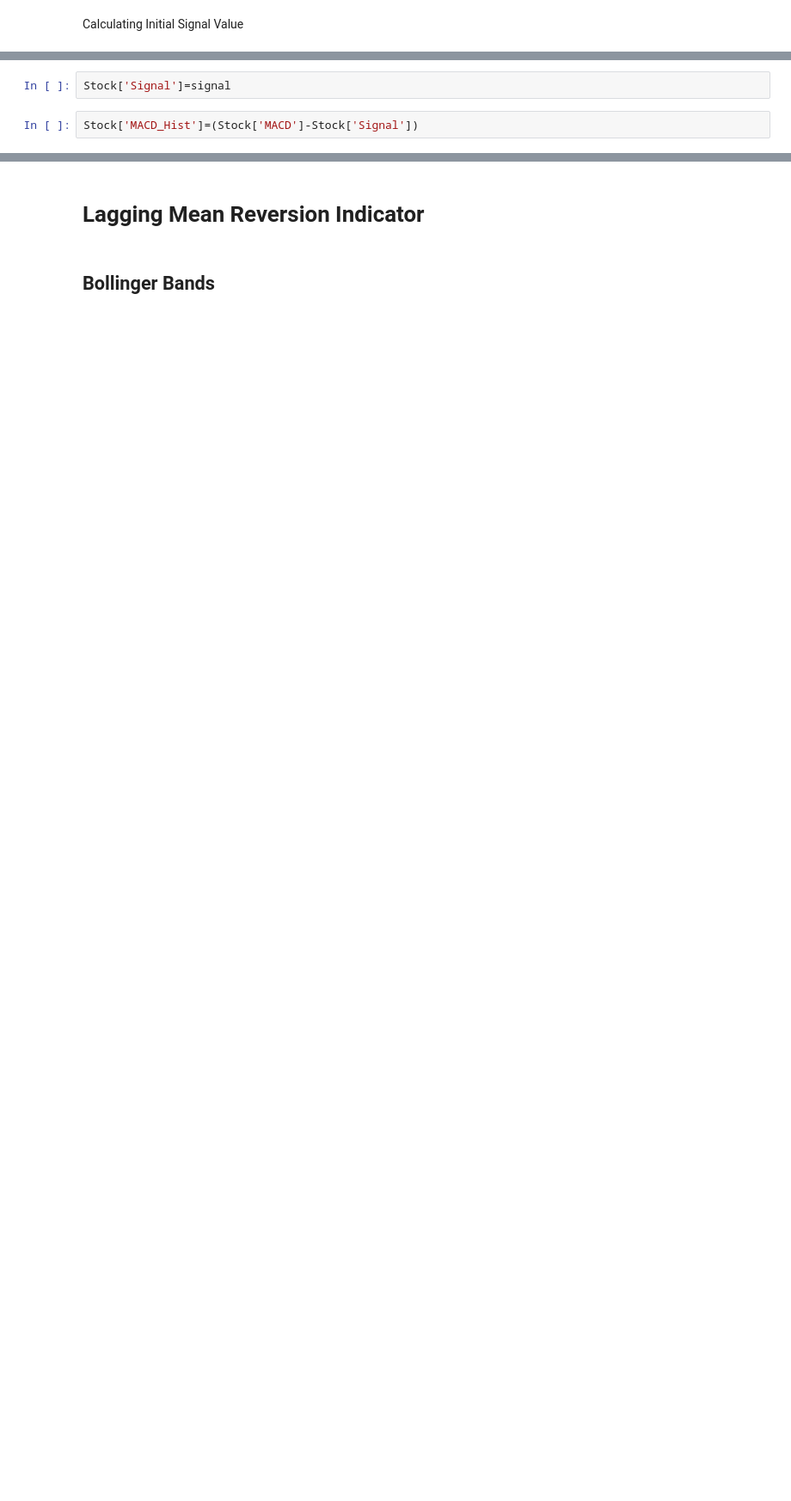
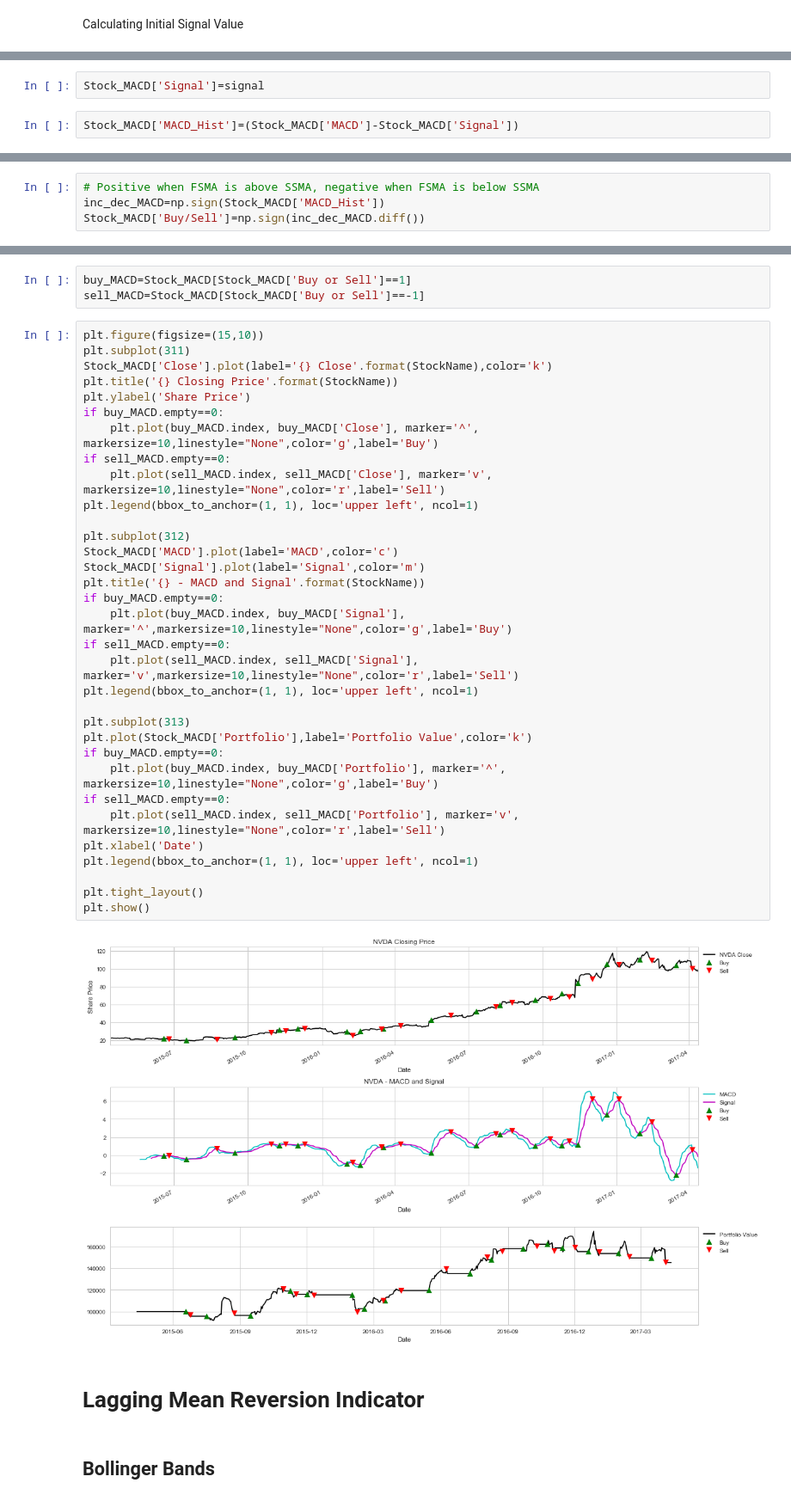
Before and after one commit to spm7/Stock-Ticker---Quantitative-Analysis, a Jupyter notebook: Stock Analytics.ipynb, the cells around one changed output, grey strips where cells are left out. Shown at 86% size. Saved outputs shown, nothing was run; the diff lists cells and outputs as text; blank space fills up the shorter version.

```diff
--- a/Stock Analytics.ipynb
+++ b/Stock Analytics.ipynb
@@ -115,4 +180,4 @@ for i in range(0,len(Stock['Close'])):
 # %%
-Stock['Signal']=signal
+Stock_MACD['Signal']=signal
 # %%
-Stock['MACD_Hist']=(Stock['MACD']-Stock['Signal'])
+Stock_MACD['MACD_Hist']=(Stock_MACD['MACD']-Stock_MACD['Signal'])
@@ -139,0 +184,4 @@ plt.tight_layout()
+# %%
+# Positive when FSMA is above SSMA, negative when FSMA is below SSMA
+inc_dec_MACD=np.sign(Stock_MACD['MACD_Hist'])
+Stock_MACD['Buy/Sell']=np.sign(inc_dec_MACD.diff())
@@ -140,3 +190,41 @@ plt.tight_layout()
+# %%
+buy_MACD=Stock_MACD[Stock_MACD['Buy or Sell']==1]
+sell_MACD=Stock_MACD[Stock_MACD['Buy or Sell']==-1]
+# %%
+plt.figure(figsize=(15,10))
+plt.subplot(311)
+Stock_MACD['Close'].plot(label='{} Close'.format(StockName),color='k')
+plt.title('{} Closing Price'.format(StockName))
+plt.ylabel('Share Price')
+if buy_MACD.empty==0:
+    plt.plot(buy_MACD.index, buy_MACD['Close'], marker='^', markersize=10,linestyle="None",color='g',label='Buy')
+if sell_MACD.empty==0:
+    plt.plot(sell_MACD.index, sell_MACD['Close'], marker='v', markersize=10,linestyle="None",color='r',label='Sell')
+plt.legend(bbox_to_anchor=(1, 1), loc='upper left', ncol=1)
+
+plt.subplot(312)
+Stock_MACD['MACD'].plot(label='MACD',color='c')
+Stock_MACD['Signal'].plot(label='Signal',color='m')
+plt.title('{} - MACD and Signal'.format(StockName))
+if buy_MACD.empty==0:
+    plt.plot(buy_MACD.index, buy_MACD['Signal'], marker='^',markersize=10,linestyle="None",color='g',label='Buy')
+if sell_MACD.empty==0:
+    plt.plot(sell_MACD.index, sell_MACD['Signal'], marker='v',markersize=10,linestyle="None",color='r',label='Sell')
+plt.legend(bbox_to_anchor=(1, 1), loc='upper left', ncol=1)
+
+plt.subplot(313)
+plt.plot(Stock_MACD['Portfolio'],label='Portfolio Value',color='k')
+if buy_MACD.empty==0:
+    plt.plot(buy_MACD.index, buy_MACD['Portfolio'], marker='^', markersize=10,linestyle="None",color='g',label='Buy')
+if sell_MACD.empty==0:
+    plt.plot(sell_MACD.index, sell_MACD['Portfolio'], marker='v', markersize=10,linestyle="None",color='r',label='Sell')
+plt.xlabel('Date')
+plt.legend(bbox_to_anchor=(1, 1), loc='upper left', ncol=1)
+
+plt.tight_layout()
+plt.show()
+# %% [output]
+[figure, added]
 # %% [markdown]
 # Lagging Mean Reversion Indicator
 # %% [markdown]
```
Also changed, not shown: parts of 63 cells of this notebook.
